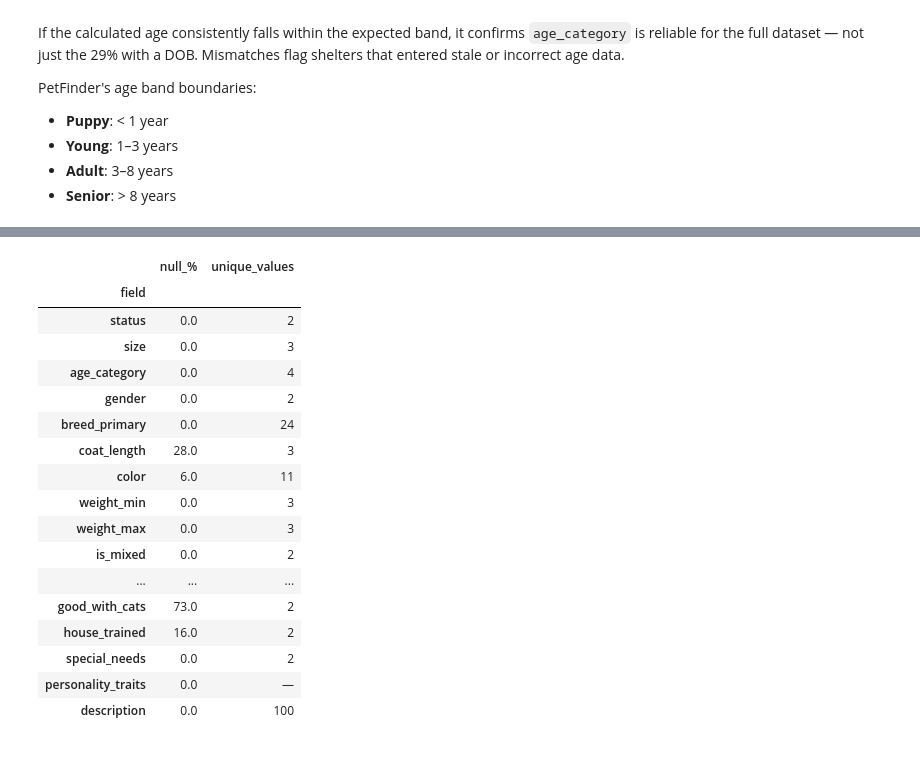
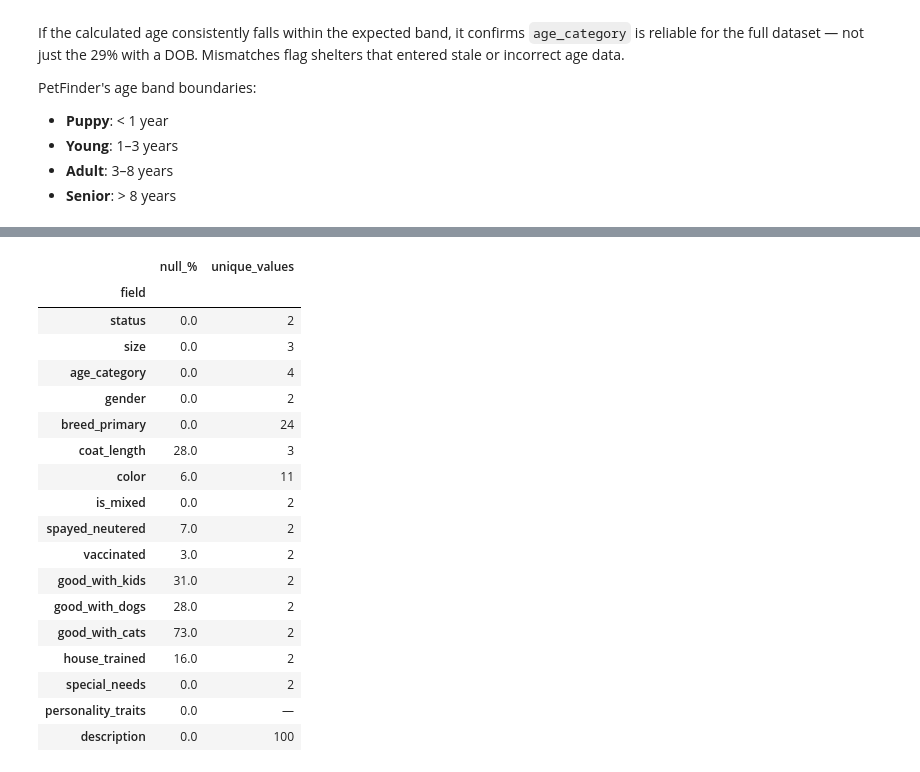
Before and after one commit to shrutiagarwal28/fetchr, a Jupyter notebook: audit.ipynb, the cells around one changed output, grey strips where cells are left out. Saved outputs shown, nothing was run; the diff lists cells and outputs as text; code cells hidden in the pictures.

```diff
--- a/audit.ipynb
+++ b/audit.ipynb
@@ -655,35 +675,36 @@ See `notes/expansion-plan.md`.
 # %%
 feature_fields = [
     'status',
     'size', 'age_category', 'gender', 'breed_primary', 'coat_length', 'color',
-    'weight_min', 'weight_max', 'is_mixed', 'spayed_neutered', 'vaccinated',
+    'is_mixed', 'spayed_neutered', 'vaccinated',
     'good_with_kids', 'good_with_dogs', 'good_with_cats',
     'house_trained', 'special_needs',
     'personality_traits', 'description',
 ]
 
 summary_rows = []
 for field in feature_fields:
     null_pct = df[field].isnull().sum() / len(df) * 100
     is_list = df[field].apply(lambda x: isinstance(x, list)).any()
     unique = '—' if is_list else df[field].nunique()
     summary_rows.append({'field': field, 'null_%': round(null_pct, 1), 'unique_values': unique})
 
 pd.DataFrame(summary_rows).set_index('field')
 # %% [output]
 |  | null_% | unique_values |
 | field |  |  |
 | status | 0.0 | 2 |
 | size | 0.0 | 3 |
 | age_category | 0.0 | 4 |
 | gender | 0.0 | 2 |
 | breed_primary | 0.0 | 24 |
 | coat_length | 28.0 | 3 |
 | color | 6.0 | 11 |
-| weight_min | 0.0 | 3 |
-| weight_max | 0.0 | 3 |
 | is_mixed | 0.0 | 2 |
-| ... | ... | ... |
+| spayed_neutered | 7.0 | 2 |
+| vaccinated | 3.0 | 2 |
+| good_with_kids | 31.0 | 2 |
+| good_with_dogs | 28.0 | 2 |
 | good_with_cats | 73.0 | 2 |
 | house_trained | 16.0 | 2 |
 | special_needs | 0.0 | 2 |
```
Also changed, not shown: parts of 7 cells of this notebook.
